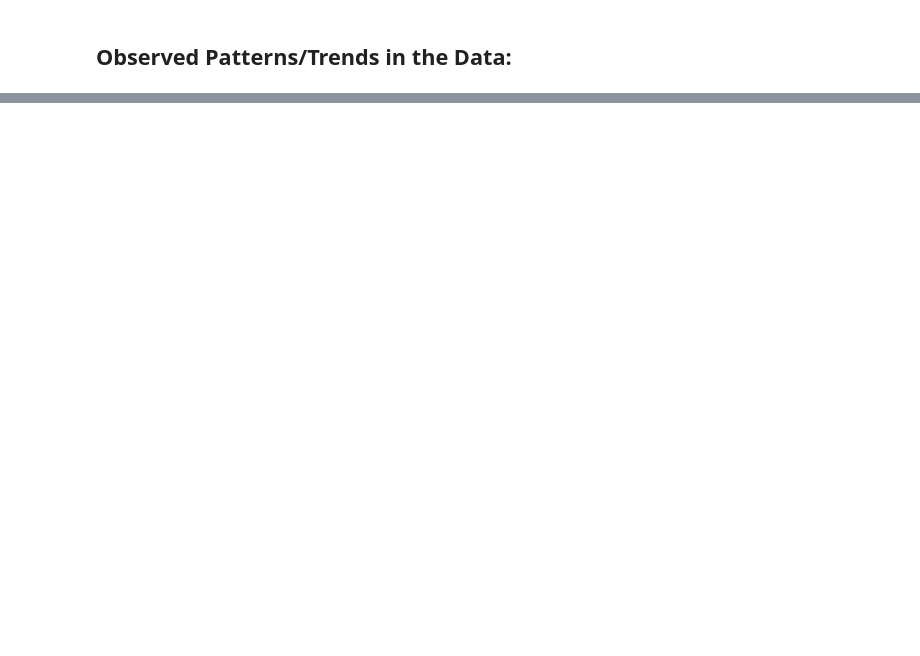
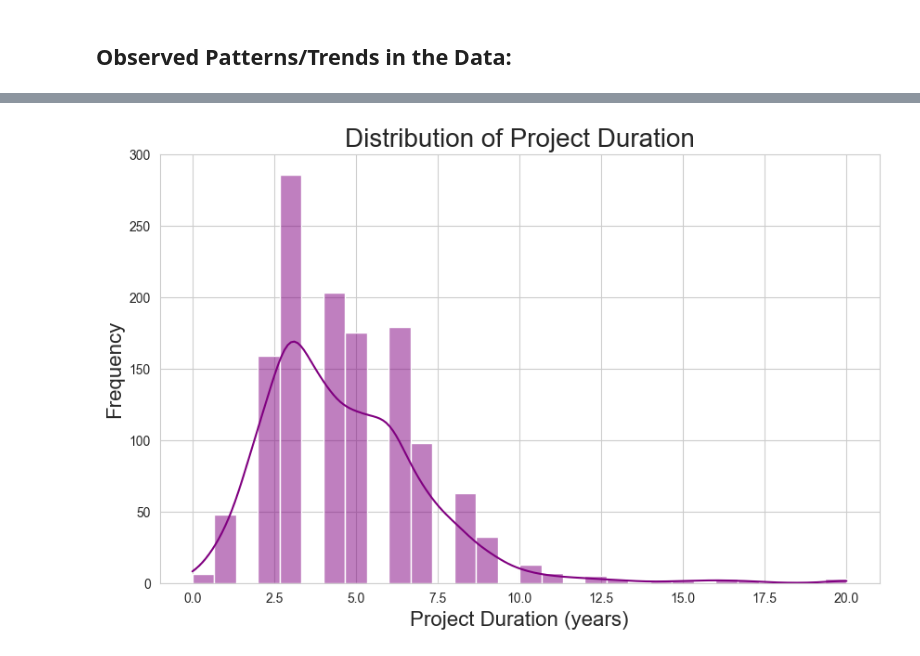
Before and after one commit to ESeufert/AC209a-Group-1---Class-Project, a Jupyter notebook: Milestone_3.ipynb, the cells around one changed output, grey strips where cells are left out. Saved outputs shown, nothing was run; the diff lists cells and outputs as text; code cells hidden in the pictures; blank space fills up the shorter version.

```diff
--- a/Milestone_3.ipynb
+++ b/Milestone_3.ipynb
@@ -370,0 +391,11 @@ plt.show()
+# %%
+projects_df['Project_Duration'] = projects_df['End year'] - projects_df['Approved year']
+
+plt.figure(figsize=(10,6))
+sns.histplot(projects_df['Project_Duration'], bins=30, kde=True, color='purple')
+plt.title('Distribution of Project Duration', fontsize=20)
+plt.xlabel('Project Duration (years)', fontsize=16)
+plt.ylabel('Frequency', fontsize=16)
+plt.show()
+# %% [output]
+[figure, added]
```
Also changed, not shown: parts of 11 cells of this notebook.
